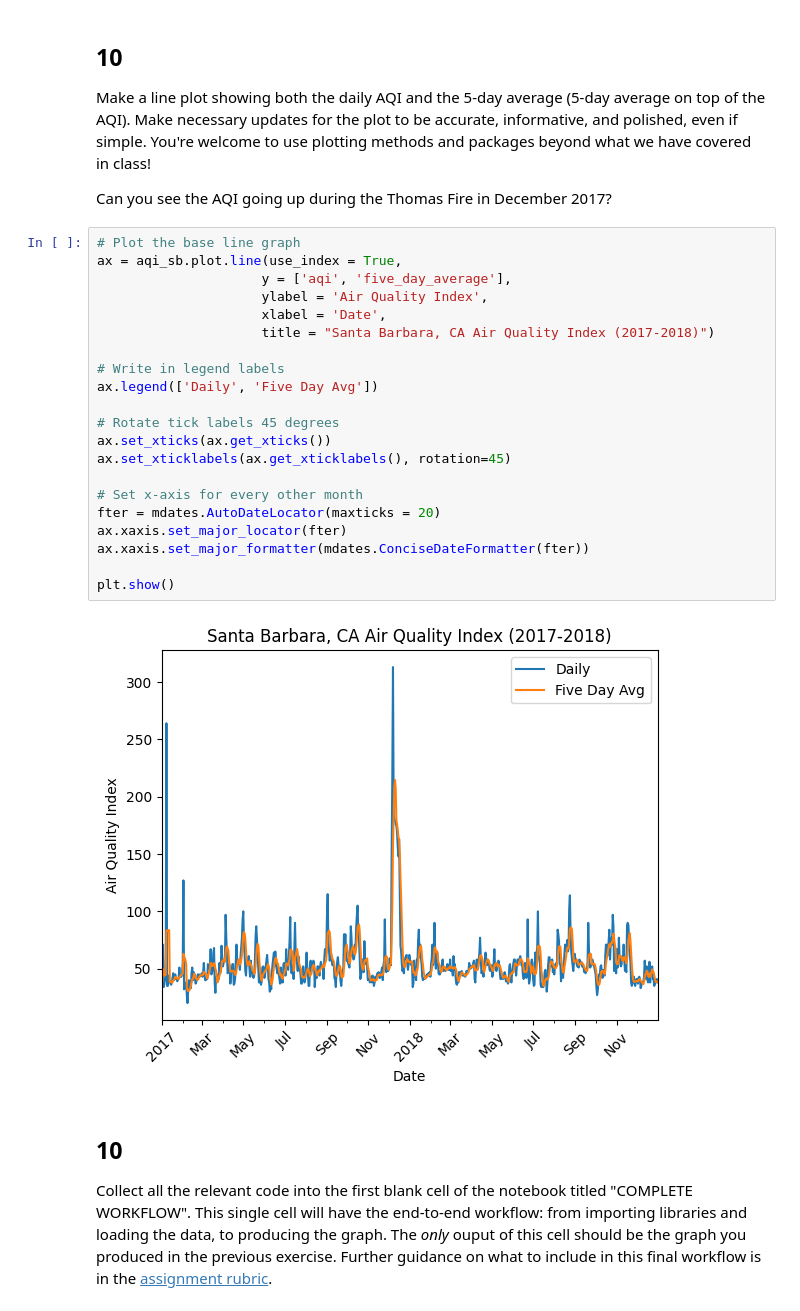
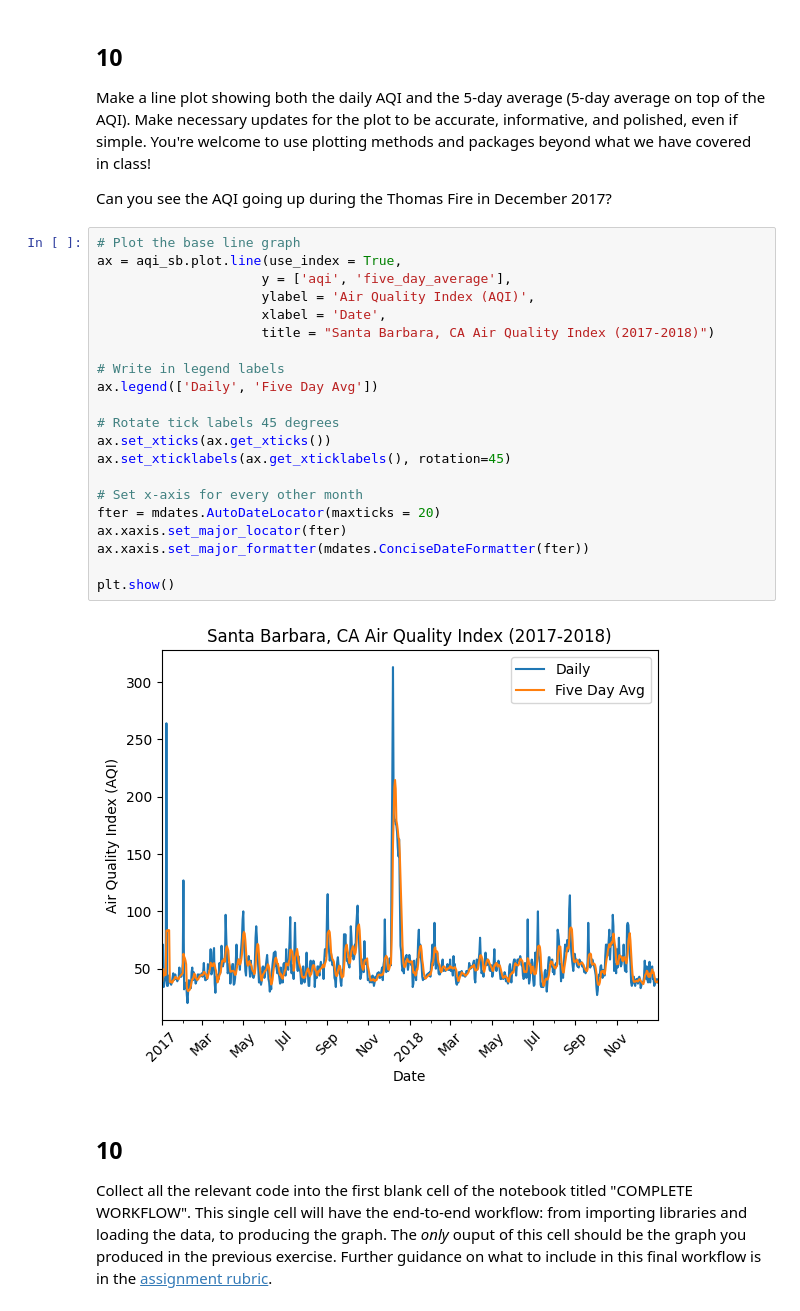
Before and after one commit to silkieMoth/eds220-hwk2, a Jupyter notebook: hwk2-task3-aqi.ipynb, the cells around one changed output. Drawn from its saved outputs; the diff is of its cells as text.

```diff
--- a/hwk2-task3-aqi.ipynb
+++ b/hwk2-task3-aqi.ipynb
@@ -317,26 +378,26 @@ Can you see the AQI going up during the Thomas Fire in December 2017?
 # %%
 # Plot the base line graph
 ax = aqi_sb.plot.line(use_index = True,
                      y = ['aqi', 'five_day_average'],
-                     ylabel = 'Air Quality Index',
+                     ylabel = 'Air Quality Index (AQI)',
                      xlabel = 'Date',
                      title = "Santa Barbara, CA Air Quality Index (2017-2018)")
 
 # Write in legend labels
 ax.legend(['Daily', 'Five Day Avg'])
 
 # Rotate tick labels 45 degrees
 ax.set_xticks(ax.get_xticks())
 ax.set_xticklabels(ax.get_xticklabels(), rotation=45)
 
 # Set x-axis for every other month
 fter = mdates.AutoDateLocator(maxticks = 20)
 ax.xaxis.set_major_locator(fter)
 ax.xaxis.set_major_formatter(mdates.ConciseDateFormatter(fter))
 
 plt.show()
 # %% [output]
-[figure, old version]
+[figure, new version]
 # %% [markdown]
 ## 10
 
```
Also changed, not shown: parts of 2 cells of this notebook.
